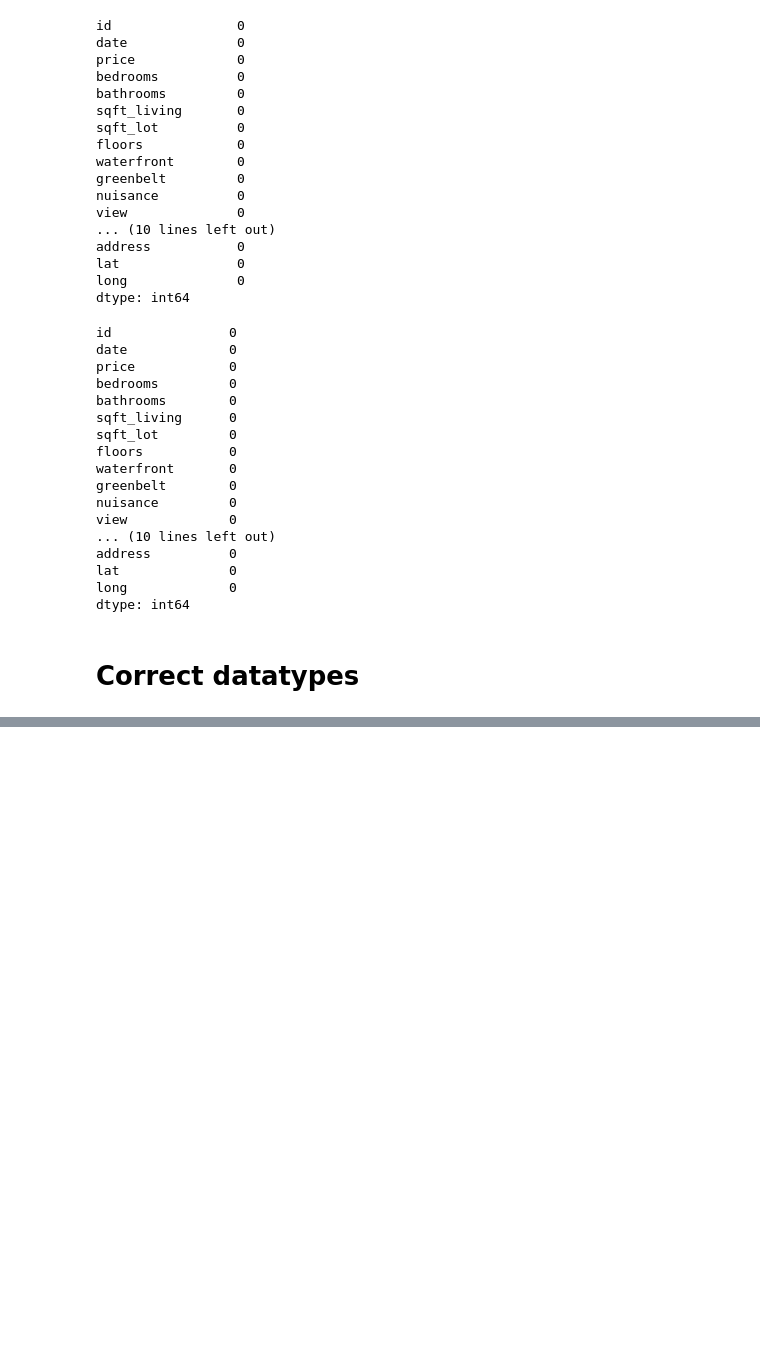
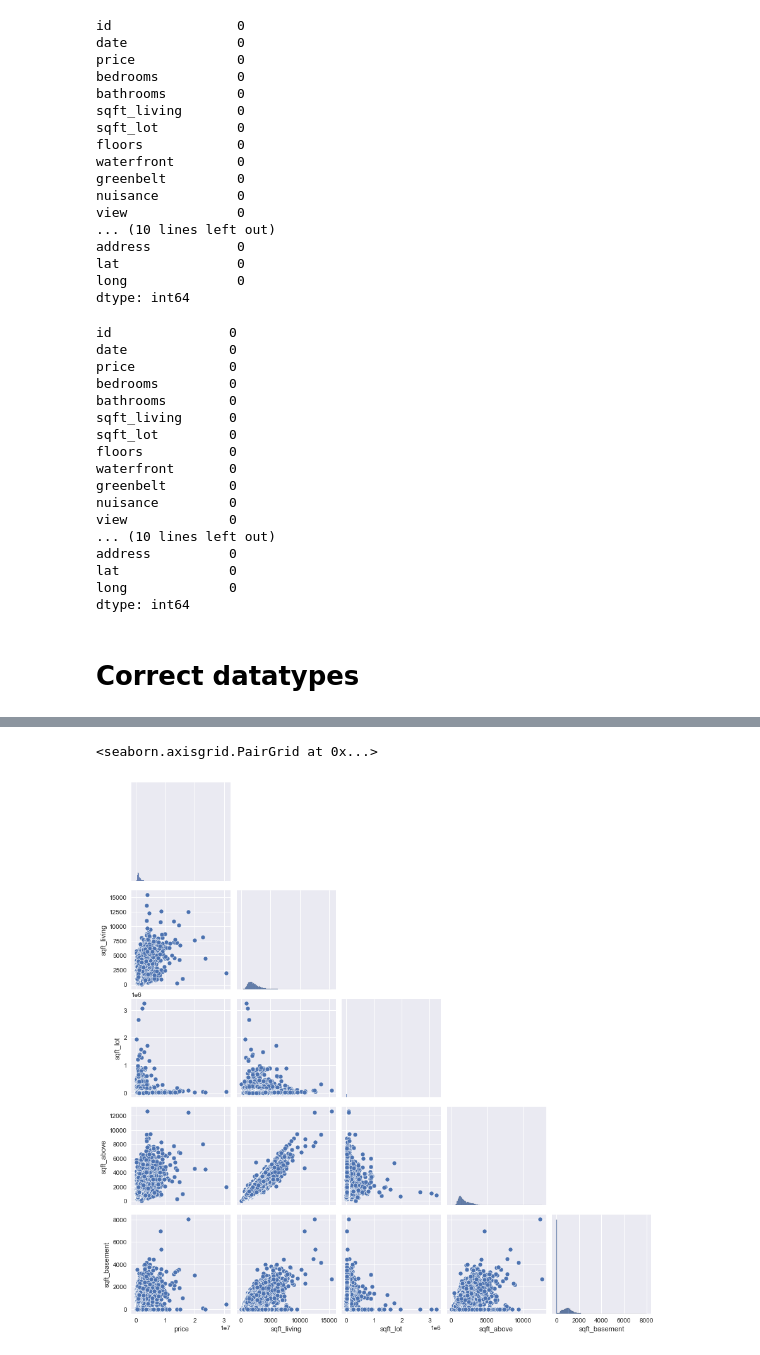
Before and after one commit to cristopher-d-delgado/Project_Linear_Regression_King_County, a Jupyter notebook: notebooks/data_preparation.ipynb, the cells around one changed output, grey strips where cells are left out. Drawn from its saved outputs; the diff is of its cells as text; code cells hidden in the pictures; blank space fills up the shorter version.

```diff
--- a/notebooks/data_preparation.ipynb
+++ b/notebooks/data_preparation.ipynb
@@ -137,0 +251,11 @@ dtype: int64
+# %%
+# split data into 2 groups of type continous and type categoricals.
+# Add price to both groups to view correlations in respect to price.
+continuous = ['price', 'sqft_living','sqft_lot', 'sqft_above', 'sqft_basement']
+categoricals = ['price', 'bedrooms', 'bathrooms', 'floors', 'waterfront', 'condition', 'extracted_grade_num']
+# %%
+# Create a scatter plot matrix for continuous values using seaborn
+sns.pairplot(king[continuous], diag_kind='hist', corner=True)
+# %% [output]
+<seaborn.axisgrid.PairGrid at 0x...>
+[figure, added]
```
Also changed, not shown: parts of 21 cells of this notebook.
